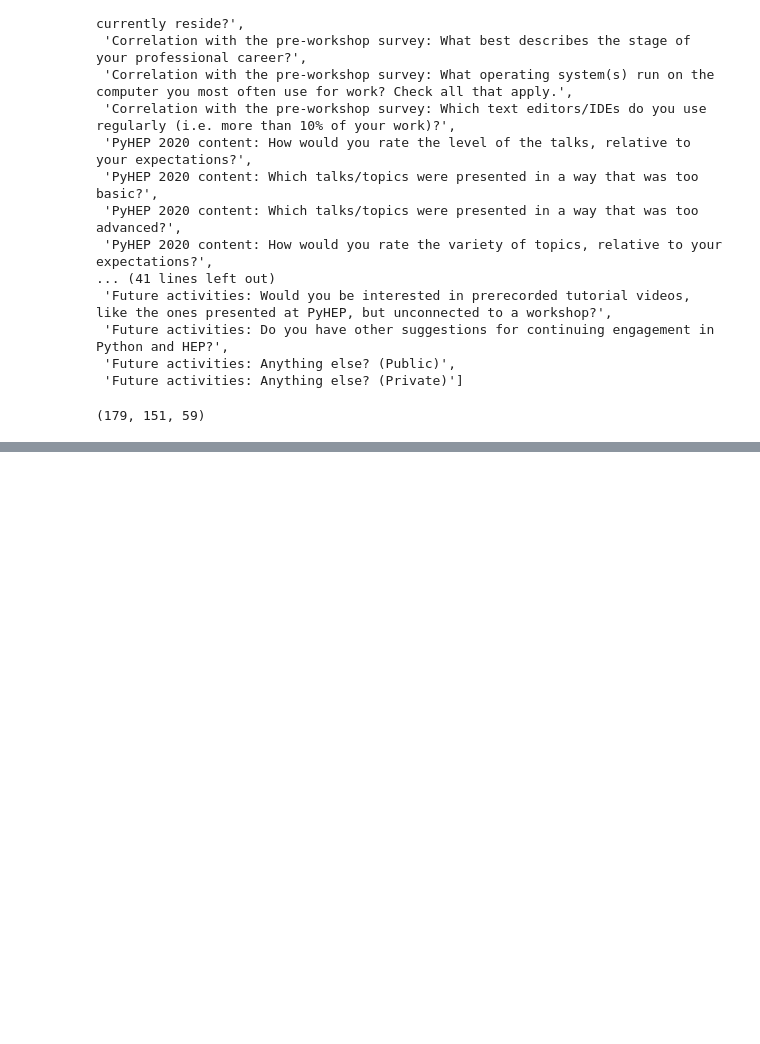
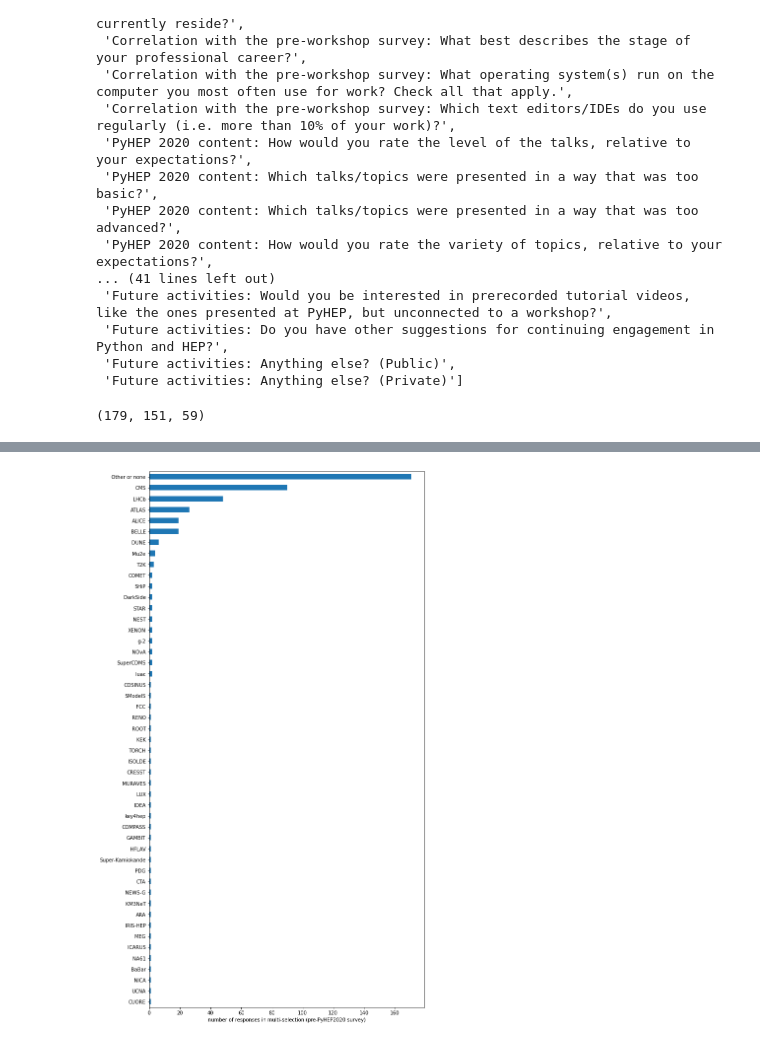
Before and after one commit to jpivarski-talks/2021-02-24-reload-statistics, a Jupyter notebook: analyze-pyhep2020.ipynb, the cells around one changed output, grey strips where cells are left out. Drawn from its saved outputs; the diff is of its cells as text; code cells hidden in the pictures; blank space fills up the shorter version.

```diff
--- a/analyze-pyhep2020.ipynb
+++ b/analyze-pyhep2020.ipynb
@@ -225,0 +267,85 @@ len(post), len(post_indexed), len(correlated)
+# %%
+fix_collaboration_names = lambda x: {
+    "alice": "ALICE",
+    "Alice": "ALICE",
+    "ALICE": "ALICE",
+    "ALICE member": "ALICE",
+    "ATLAS": "ATLAS",
+    "ATLAS, BELLE2": "ATLAS;BELLE",
+    "ATLAS, Darkside": "ATLAS;DarkSide",
+    "ATLAS, FCC, IDEA": "ATLAS;FCC;IDEA",
+    "ATLAS, IRIS-HEP": "ATLAS;IRIS-HEP",
+    "ATLAS, KM3NeT": "ATLAS;KM3NeT",
+    "BaBar, HFLAV, PDG, LHCb, FNAL-E989": "BaBar;HFLAV;PDG;LHCb;g-2",
+    "Belle": "BELLE",
+    "BELLE": "BELLE",
+    "Belle2": "BELLE",
+    "Belle, ARA": "BELLE;ARA",
+    "Belle / Belle II": "BELLE",
+    "Belle, Belle II": "BELLE",
+    "belle II": "BELLE",
+    "Belle II": "BELLE",
+    "Belle II and GAMBIT": "BELLE;GAMBIT",
+    "Belle II, CMS": "BELLE;CMS",
+    "BELLE I & II": "BELLE",
+    "BNL-STAR collaboration": "STAR",
+    "cms": "CMS",
+    "Cms": "CMS",
+    "CMS": "CMS",
+    "CMS, ALICE": "CMS;ALICE",
+    "CMS, DUNE": "CMS;DUNE",
+    "CMS Experiment": "CMS",
+    "CMS, SModelS": "CMS;SModelS",
+    "COMET": "COMET",
+    "COMET MEG": "COMET;MEG",
+    "COMPASS": "COMPASS",
+    "CRESST, COSINUS": "CRESST;COSINUS",
+    "CUORE/CUPID": "CUORE",
+    "DarkSide": "DarkSide",
+    "DUNE": "DUNE",
+    "DUNE (SAND), NICA": "DUNE;NICA",
+    "I am currently associated with Belle and Belle 2 experiments.": "BELLE",
+    "I am in a team that they are in collaboration with CMS and I am going to join in a CERN group.": "CMS",
+    "ICARUS and DUNE": "ICARUS;DUNE",
+    "I'm associated with CMS experiment": "CMS",
+    "ISOLDE": "ISOLDE",
+    "Iuac": "Iuac",
+    "Just switched from CMS to CTA": "CTA",
+    "KEK": "KEK",
+    "key4hep": "key4hep",
+    "lhcb": "LHCb",
+    "LHCb": "LHCb",
+    "LHCb SHiP": "LHCb;SHiP",
+    "LHCb, SHiP": "LHCb;SHiP",
+    "LHCb, TORCH": "LHCb;TORCH",
+    "LUX, NEST": "LUX;NEST",
+    "Mu2e": "Mu2e",
+    "Mu2e, a few small instrumentation efforts outside Mu2e": "Mu2e",
+    "Mu2e, Muon g-2": "Mu2e;g-2",
+    "Mu2e, NEWS-G": "Mu2e;NEWS-G",
+    "MUon RAdiography of Mt VESuvius (MURAVES)": "MURAVES",
+    "NA61/SHINE Experiment": "NA61",
+    "NOvA": "NOvA",
+    "NOvA, DUNE": "NOvA;DUNE",
+    "RENO,BELLE2, etc": "RENO;BELLE",
+    "ROOT": "ROOT",
+    "STAR": "STAR",
+    "SuperCDMS": "SuperCDMS",
+    "Super CDMS": "SuperCDMS",
+    "Super-Kamiokande, T2K, DUNE": "Super-Kamiokande;T2K;DUNE",
+    "T2K": "T2K",
+    "UCNA": "UCNA",
+    "XENON (direct dark matter search)": "XENON",
+    "XENON    NEST": "XENON;NEST",
+    "Yes. Belle and Belle II": "BELLE",
+    "Yes, Belle II collaboration. :)": "BELLE",
+    "yes, CMS": "CMS",
+    "Yes: CMS": "CMS",
+    "Yes, with ATLAS.": "ATLAS",
+}.get(x, "Other or none")
+pd.DataFrame(pre[
+    ["Professional life: Are you associated with one or more experimental or theoretical collaborations? (E.g. ATLAS, CMS, DUNE, USQCD...)"]
+].applymap(fix_collaboration_names).iloc[:, 0].str.split(";").tolist()).stack().value_counts(ascending=True).plot.barh(figsize=(10, 20))
+plt.xlabel("number of responses in multi-selection (pre-PyHEP2020 survey)");
+# %% [output]
+[figure, added]
```
Also changed, not shown: parts of 10 cells of this notebook.
